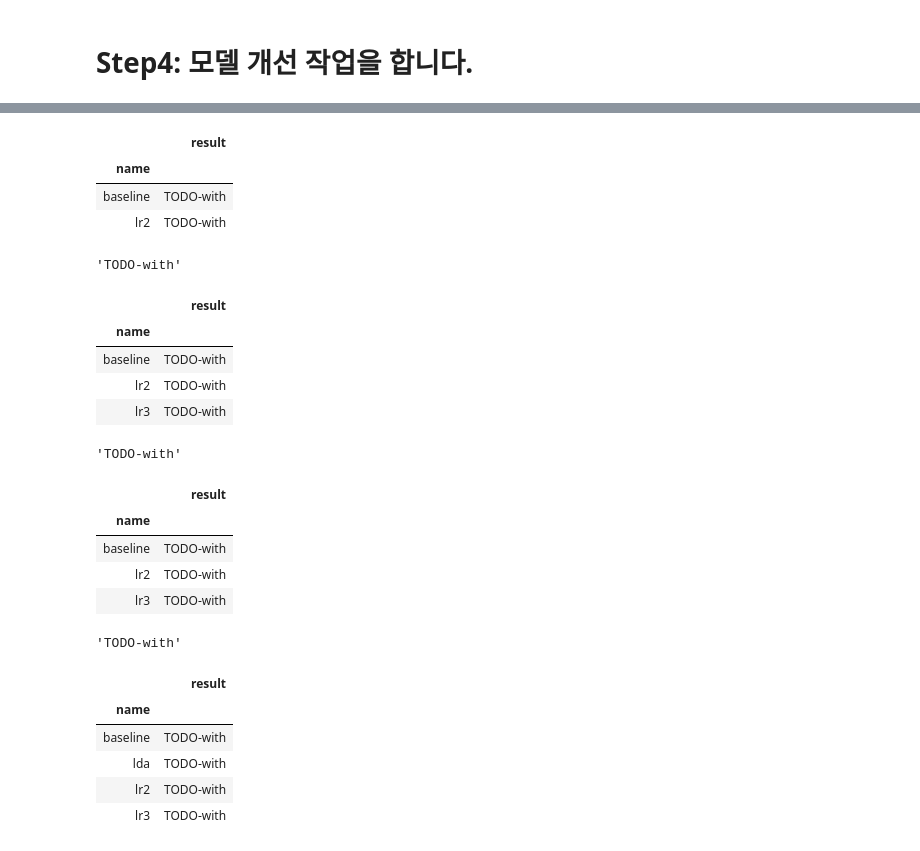
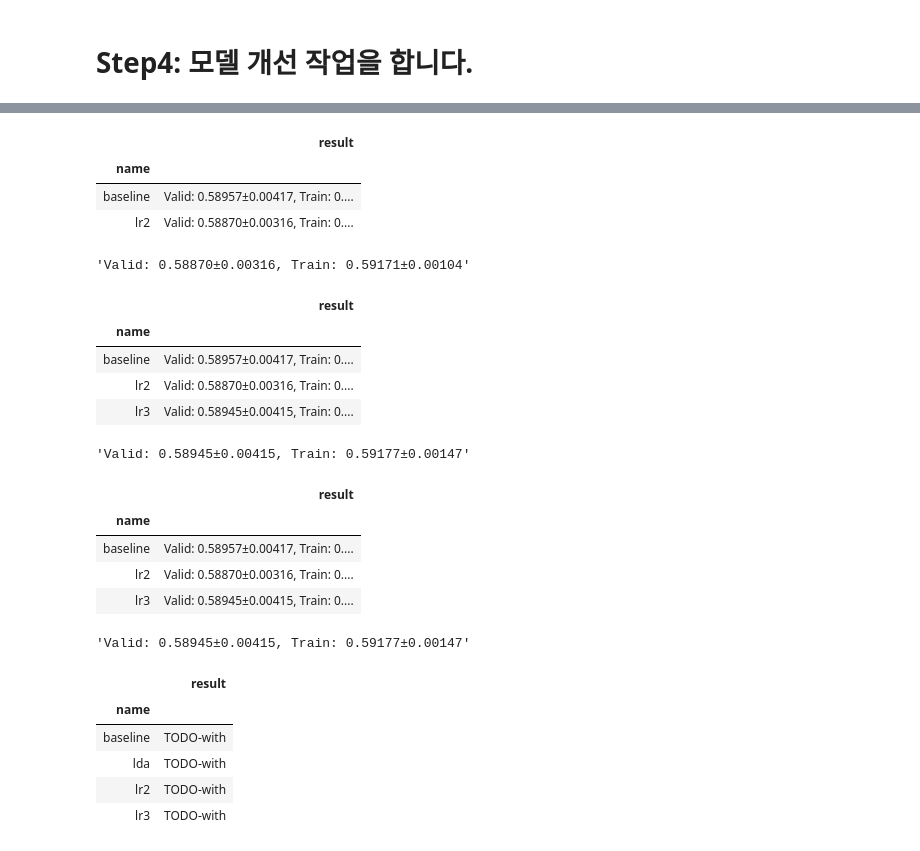
Before and after one commit to sunkusun9/DS_lv3_2502, a Jupyter notebook: sec_ds_lv3_prob1_kaggle.ipynb, the cells around one changed output, grey strips where cells are left out. Drawn from its saved outputs; the diff is of its cells as text; code cells hidden in the pictures.

```diff
--- a/sec_ds_lv3_prob1_kaggle.ipynb
+++ b/sec_ds_lv3_prob1_kaggle.ipynb
@@ -243,13 +243,15 @@ def eval_model(model_name, model):
         model_name: str, 모델의 이름,
         model: sklearn object, 모델 인스턴스
     """
-    # scores =  # TODO-with
-    """
+    scores =  cross_validate(
+        model, df_train[X_all], df_train['failure'], cv = gkf,
+        groups=df_train['product_code'], scoring = 'roc_auc', return_train_score = True
+    )
+
     result_str = "Valid: {:.5f}±{:.5f}, Train: {:.5f}±{:.5f}".format(
         scores['test_score'].mean(), scores['test_score'].std(),
         scores['train_score'].mean(), scores['train_score'].std()
-    )"""
-    result_str = 'TODO-with'
+    )
     s_hist.append(
         pd.Series([model_name, result_str], index =['name', 'result'])
     )
@@ -268,8 +270,13 @@ def select_model(model):
     Returns: 1차원 np.ndarray
         예측 결과
     """
-    # TODO-with
-    return np.zeros(len(df_test))
+    model.fit(df_train[X_all], df_train['failure'])
+    prd = model.predict_proba(df_test[X_all])[:, 1]
+    pd.DataFrame({
+        'id': df_test.index,
+        'failure': prd
+    }).to_csv('answer6.csv', index = None)
+    return prd
 # %% [markdown]
 # Step2: Baseline 모델을 만듭니다.
 
@@ -326,7 +333,8 @@ print("자가 채점: {}".format(roc_auc_score(s_ans, prd)))
 from sklearn.decomposition import PCA
 
 ct = ColumnTransformer([
-    ('std', StandardScaler(), ['loading', 'measurement_1', 'measurement_4', 'measurement_14', 'measurement_17']), # TODO-with
+    ('std_pca', make_pipeline(StandardScaler(), PCA(n_components=7)), ['measurement_{}'.format(i) for i in range(18)]),
+    ('std', StandardScaler(), ['loading']),
     ('pt', 'passthrough', ['na_1'])
 ])
 clf_lr2 = make_pipeline(ct, LogisticRegression(solver='lbfgs', C=0.1))
@@ -334,9 +342,9 @@ eval_model('lr2', clf_lr2)
 # %% [output]
 |  | result |
 | name |  |
-| baseline | TODO-with |
-| lr2 | TODO-with |
+| baseline | Valid: 0.58957±0.00417, Train: 0.... |
+| lr2 | Valid: 0.58870±0.00316, Train: 0.... |
-'TODO-with'
+'Valid: 0.58870±0.00316, Train: 0.59171±0.00104'
 # %%
 # lr3: Baseline + loading_log
 
@@ -349,26 +357,27 @@ eval_model('lr3', clf_lr3)
 # %% [output]
 |  | result |
 | name |  |
-| baseline | TODO-with |
-| lr2 | TODO-with |
-| lr3 | TODO-with |
+| baseline | Valid: 0.58957±0.00417, Train: 0.... |
+| lr2 | Valid: 0.58870±0.00316, Train: 0.... |
+| lr3 | Valid: 0.58945±0.00415, Train: 0.... |
-'TODO-with'
+'Valid: 0.58945±0.00415, Train: 0.59177±0.00147'
 # %%
 # lr3: Baseline + np.log (loading)
 from sklearn.preprocessing import FunctionTransformer # 활용해봅니다.
 ct = ColumnTransformer([
-    ('std', StandardScaler(), ['measurement_1', 'measurement_4', 'measurement_14', 'measurement_17', 'loading_log']), #TODO-with
+    ('std', StandardScaler(), ['measurement_1', 'measurement_4', 'measurement_14', 'measurement_17']),
+    ('log_std', make_pipeline(FunctionTransformer(np.log, validate = False), StandardScaler()), ['loading']),
     ('pt', 'passthrough', ['na_1'])
 ])
 clf_lr3 = make_pipeline(ct, LogisticRegression(solver='lbfgs', C=0.05))
 eval_model('lr3', clf_lr3)
 # %% [output]
 |  | result |
 | name |  |
-| baseline | TODO-with |
-| lr2 | TODO-with |
-| lr3 | TODO-with |
+| baseline | Valid: 0.58957±0.00417, Train: 0.... |
+| lr2 | Valid: 0.58870±0.00316, Train: 0.... |
+| lr3 | Valid: 0.58945±0.00415, Train: 0.... |
-'TODO-with'
+'Valid: 0.58945±0.00415, Train: 0.59177±0.00147'
 # %%
 # LDA 모델을 사용하여 예측해봅니다.
 
```
Also changed, not shown: parts of 4 cells of this notebook.
